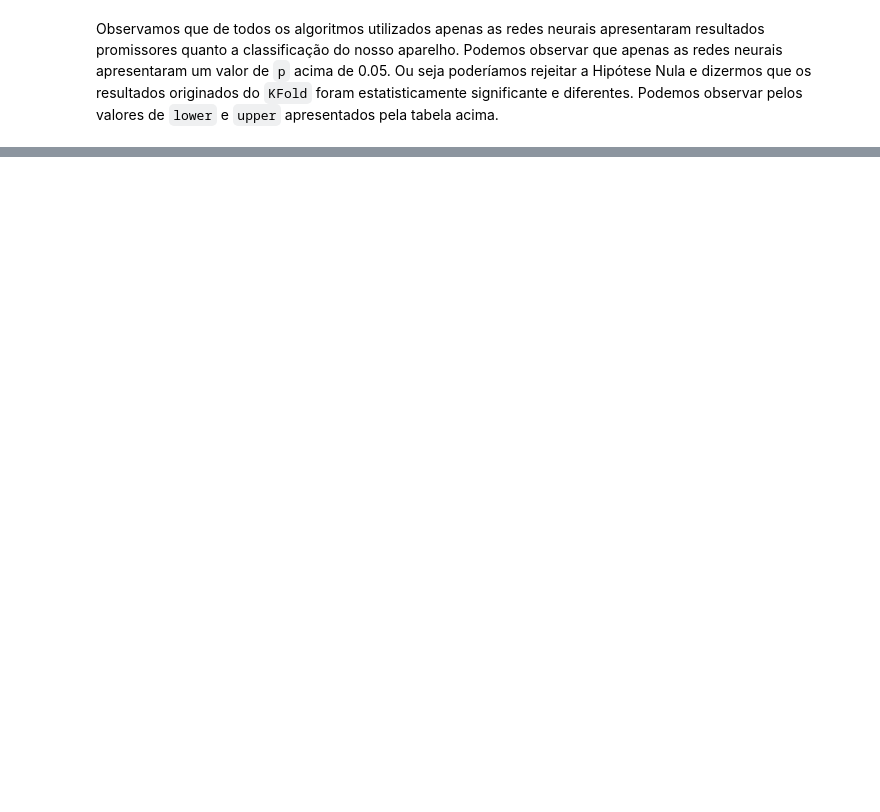
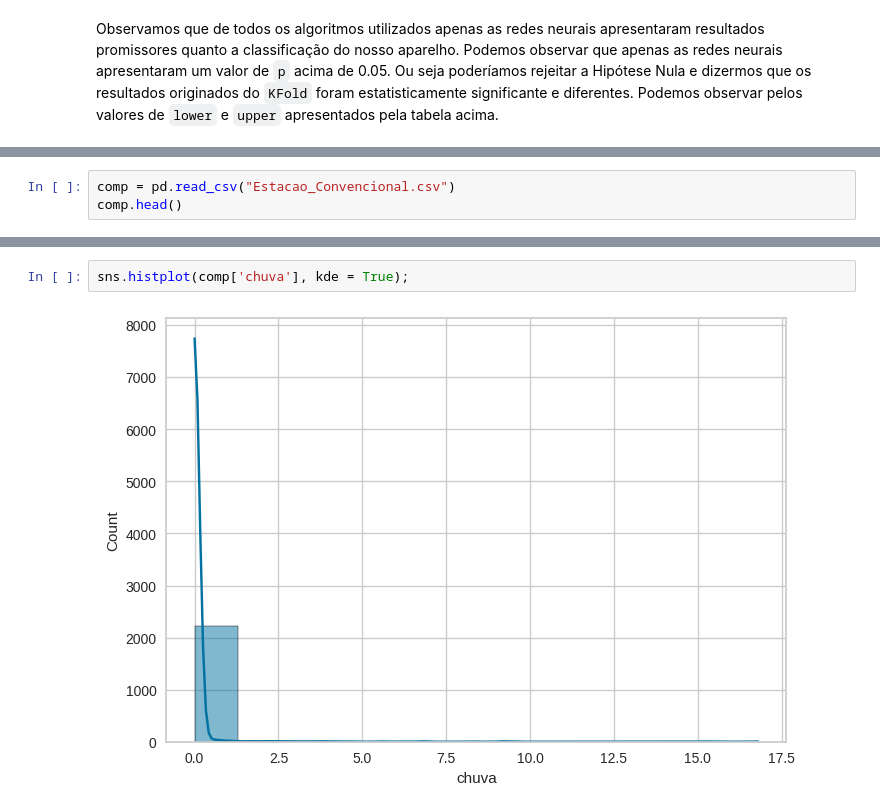
Before and after one commit to cantaruttim/DesafioFieldPRO, a Jupyter notebook: DesafioFieldPRO.ipynb, the cells around one changed output, grey strips where cells are left out. Cells and saved outputs as stored; diff of their text form; blank space fills up the shorter version.

```diff
--- a/DesafioFieldPRO.ipynb
+++ b/DesafioFieldPRO.ipynb
@@ -560,0 +563,3 @@ teste.plot_simultaneous();
+# %%
+comp = pd.read_csv("Estacao_Convencional.csv")
+comp.head()
@@ -560,0 +573,4 @@ teste.plot_simultaneous();
+# %%
+sns.histplot(comp['chuva'], kde = True);
+# %% [output]
+[figure, added]
```
Also changed, not shown: parts of 15 cells of this notebook.
